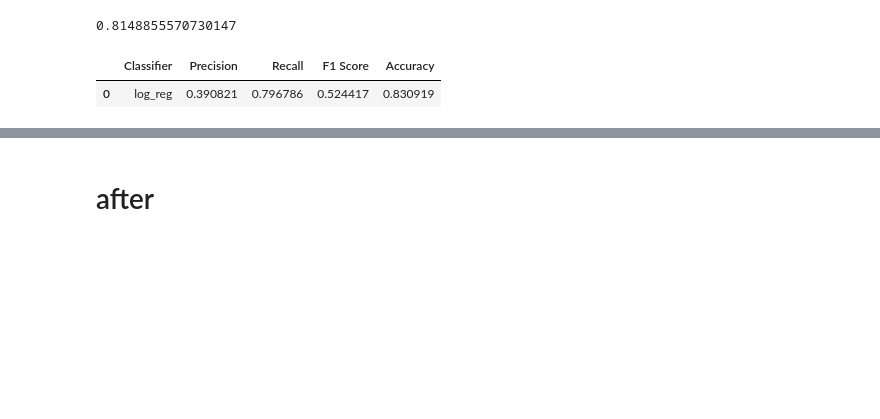
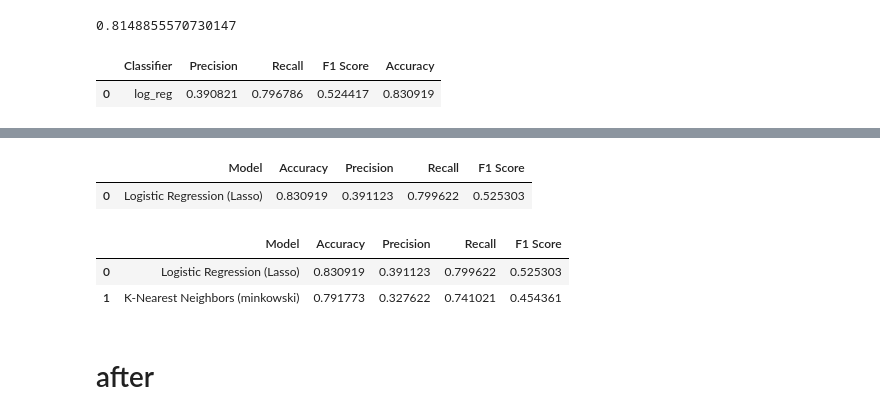
Before and after one commit to yikchungchan/DSA-5101-P1, a Jupyter notebook: DSA5101_project.ipynb, the cells around one changed output, grey strips where cells are left out. Cells and saved outputs as stored; diff of their text form; code cells hidden in the pictures; blank space fills up the shorter version.

Commit message:
added more models

```diff
--- a/DSA5101_project.ipynb
+++ b/DSA5101_project.ipynb
@@ -1220,0 +1262,46 @@ results_df
+# %%
+## Logistic Regression
+from sklearn.metrics import confusion_matrix, accuracy_score, f1_score, precision_score, recall_score
+
+drop_columns = ['job_unknown', 'marital_single', 'education_unknown', 'contact_unknown', 'poutcome_unknown']
+
+classifier = LogisticRegression(random_state = 0, penalty = 'l2')
+classifier.fit(X_ros_dummies.drop(columns=drop_columns), y_ros)
+
+# Predicting Test Set
+y_pred = classifier.predict(X_test_dummies.drop(columns=drop_columns))
+acc = accuracy_score(y_test, y_pred)
+prec = precision_score(y_test, y_pred)
+rec = recall_score(y_test, y_pred)
+f1 = f1_score(y_test, y_pred)
+
+results = pd.DataFrame([['Logistic Regression (Lasso)', acc, prec, rec, f1]],
+               columns = ['Model', 'Accuracy', 'Precision', 'Recall', 'F1 Score'])
+
+results
+# %% [output]
+|  | Model | Accuracy | Precision | Recall | F1 Score |
+| 0 | Logistic Regression (Lasso) | 0.830919 | 0.391123 | 0.799622 | 0.525303 |
+# %%
+## K-Nearest Neighbors (K-NN)
+from sklearn.neighbors import KNeighborsClassifier
+classifier = KNeighborsClassifier(n_neighbors=15, metric='minkowski', p= 2)
+classifier.fit(X_ros_dummies.drop(columns=drop_columns), y_ros)
+
+# Predicting Test Set
+y_pred = classifier.predict(X_test_dummies.drop(columns=drop_columns))
+acc = accuracy_score(y_test, y_pred)
+prec = precision_score(y_test, y_pred)
+rec = recall_score(y_test, y_pred)
+f1 = f1_score(y_test, y_pred)
+
+model_results = pd.DataFrame([['K-Nearest Neighbors (minkowski)', acc, prec, rec, f1]],
+               columns = ['Model', 'Accuracy', 'Precision', 'Recall', 'F1 Score'])
+
+results = results.append(model_results, ignore_index = True)
+
+results
+# %% [output]
+|  | Model | Accuracy | Precision | Recall | F1 Score |
+| 0 | Logistic Regression (Lasso) | 0.830919 | 0.391123 | 0.799622 | 0.525303 |
+| 1 | K-Nearest Neighbors (minkowski) | 0.791773 | 0.327622 | 0.741021 | 0.454361 |
```
Also changed, not shown: parts of 4 cells of this notebook.
